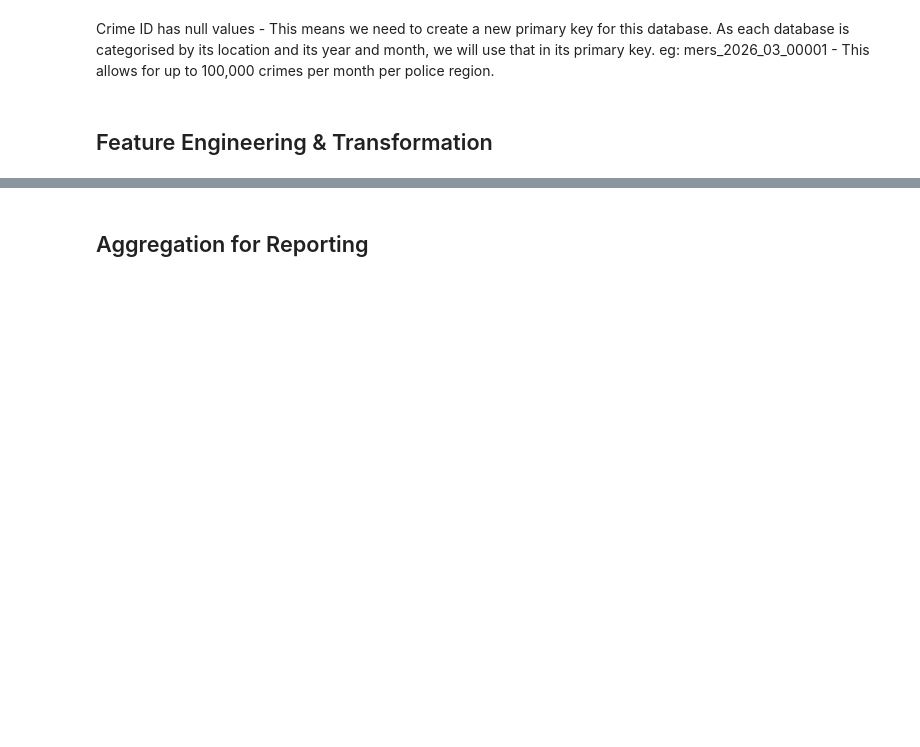
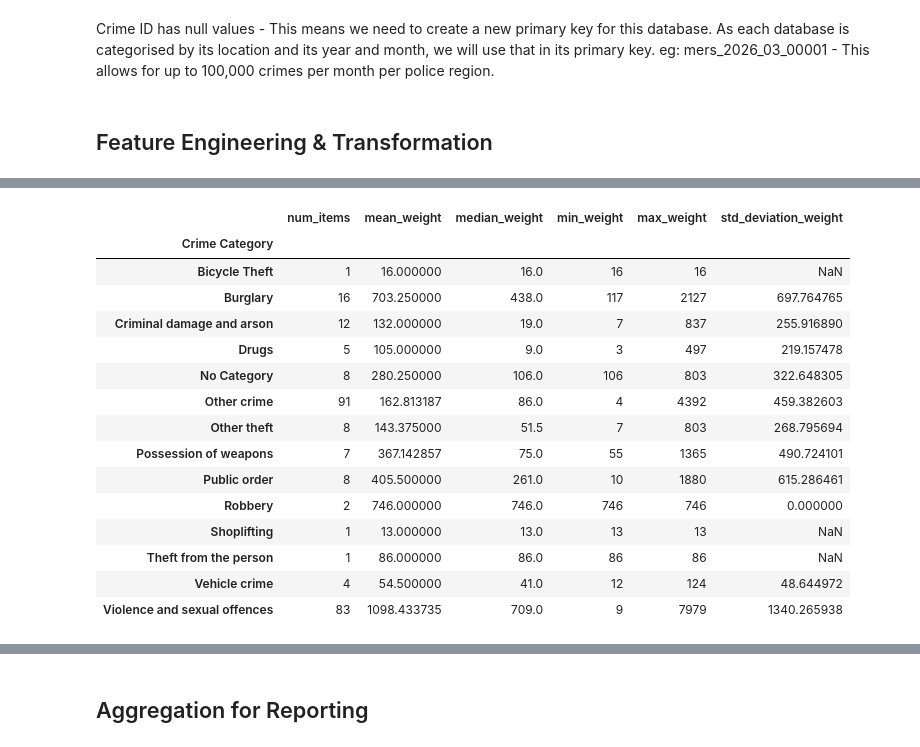
Before and after one commit to SamWilcock2468/Crime-Data-Analysis, a Jupyter notebook: Scripts/CrimeAnalysisPipeline.ipynb, the cells around one changed output, grey strips where cells are left out. Drawn from its saved outputs; the diff is of its cells as text; code cells hidden in the pictures; blank space fills up the shorter version.

Commit message:
Update: Pipeline
Added a pipeline for the Crime Severity Weighting dataset with an output csv.

```diff
--- a/Scripts/CrimeAnalysisPipeline.ipynb
+++ b/Scripts/CrimeAnalysisPipeline.ipynb
@@ -10,0 +18,5 @@ import seaborn as sns
+# %%
+# Import crime severity categorised data set
+sev = pd.read_csv(f'../Data/Processed/crime-severity-categorised.csv')
+
+sev.head()
@@ -27,0 +130,6 @@ mssd.head()
+# %%
+#Drop Crime Index
+sev = sev.drop(columns=['Crime Index'])
+
+print(f'Sample of severance weighting:')
+display(sev.sample(3))
@@ -27,0 +142,5 @@ mssd.head()
+# %%
+# Set null values of Crime Category to 'No Category'
+sev['Crime Category'] = sev['Crime Category'].fillna('No Category')
+
+print(sev['Crime Category'].value_counts())
@@ -27,0 +164,4 @@ mssd.head()
+# %%
+# Remove duplicated rows
+sev = sev.drop_duplicates()
+print(sev.duplicated().sum())
@@ -72,0 +247,46 @@ eg: mers_2026_03_00001 - This allows for up to 100,000 crimes per month per poli
+# %%
+## Group Table
+sev_by_crime_category = sev.groupby(['Crime Category'])
+
+## Create Columns
+num_items = sev_by_crime_category['Weight'].count()
+
+mean_weight = sev_by_crime_category['Weight'].mean()
+
+median_weight = sev_by_crime_category['Weight'].median()
+
+min_weight = sev_by_crime_category['Weight'].min()
+
+max_weight = sev_by_crime_category['Weight'].max()
+
+std_deviation_weight = sev_by_crime_category['Weight'].std()
+
+##Formulate Table
+crime_category_severity = pd.DataFrame({
+    'num_items': num_items,
+    'mean_weight': mean_weight,
+    'median_weight': median_weight,
+    'min_weight': min_weight,
+    'max_weight': max_weight,
+    'std_deviation_weight': std_deviation_weight
+})
+
+## Visulaise Table
+display(crime_category_severity)
+# %% [output]
+|  | num_items | mean_weight | median_weight | min_weight | max_weight | std_deviation_weight |
+| Crime Category |  |  |  |  |  |  |
+| Bicycle Theft | 1 | 16.000000 | 16.0 | 16 | 16 | NaN |
+| Burglary | 16 | 703.250000 | 438.0 | 117 | 2127 | 697.764765 |
+| Criminal damage and arson | 12 | 132.000000 | 19.0 | 7 | 837 | 255.916890 |
+| Drugs | 5 | 105.000000 | 9.0 | 3 | 497 | 219.157478 |
+| No Category | 8 | 280.250000 | 106.0 | 106 | 803 | 322.648305 |
+| Other crime | 91 | 162.813187 | 86.0 | 4 | 4392 | 459.382603 |
+| Other theft | 8 | 143.375000 | 51.5 | 7 | 803 | 268.795694 |
+| Possession of weapons | 7 | 367.142857 | 75.0 | 55 | 1365 | 490.724101 |
+| Public order | 8 | 405.500000 | 261.0 | 10 | 1880 | 615.286461 |
+| Robbery | 2 | 746.000000 | 746.0 | 746 | 746 | 0.000000 |
+| Shoplifting | 1 | 13.000000 | 13.0 | 13 | 13 | NaN |
+| Theft from the person | 1 | 86.000000 | 86.0 | 86 | 86 | NaN |
+| Vehicle crime | 4 | 54.500000 | 41.0 | 12 | 124 | 48.644972 |
+| Violence and sexual offences | 83 | 1098.433735 | 709.0 | 9 | 7979 | 1340.265938 |
```
Also changed, not shown: parts of 25 cells of this notebook.
